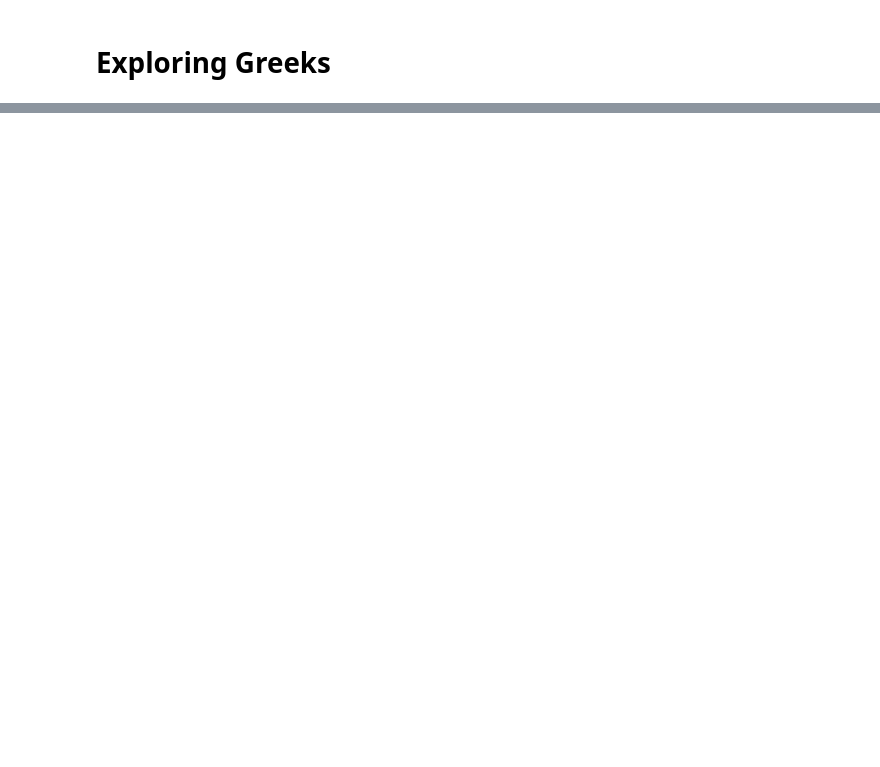
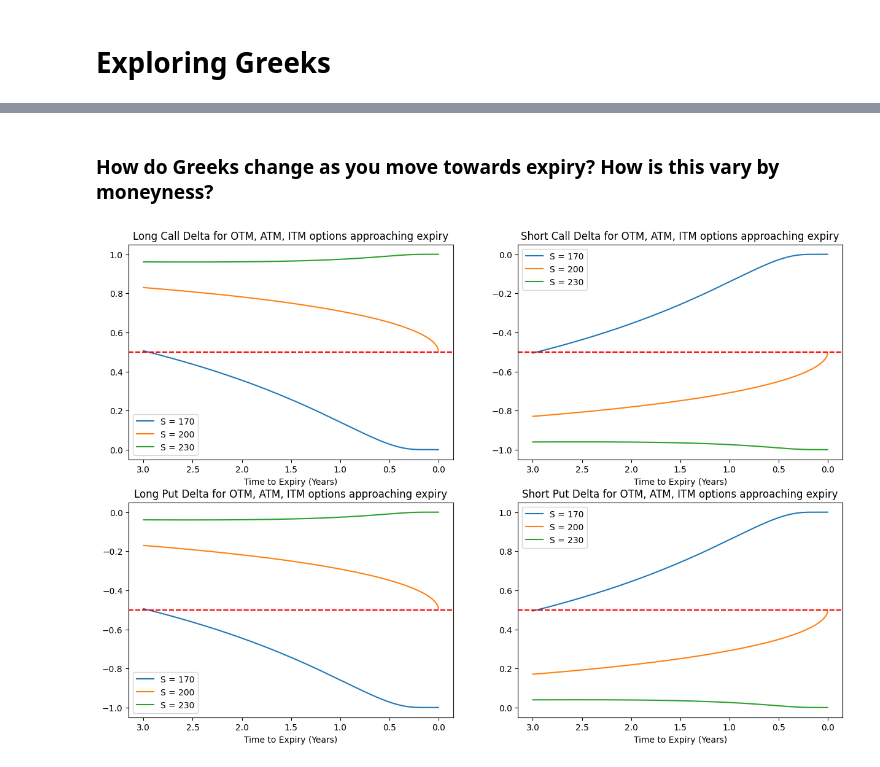
Before and after one commit to ed-churchill/implied-order-book, a Jupyter notebook: black-scholes-modelling.ipynb, the cells around one changed output, grey strips where cells are left out. Saved outputs shown, nothing was run; the diff lists cells and outputs as text; code cells hidden in the pictures; blank space fills up the shorter version.

```diff
--- a/black-scholes-modelling.ipynb
+++ b/black-scholes-modelling.ipynb
@@ -463,12 +549,5 @@ class BlackScholesModel:
             path[step] = path[step - 1] * np.exp((mu - 0.5 * sigma ** 2) * dt + sigma * np.sqrt(dt) * z)
 
         return path
-# %%
-option_type = 'C'
-S = 200
-K = 200
-r = 0.02
-sigma = 0.20
-t = 1
 # %%
 bsm = BlackScholesModel()
@@ -812,0 +556,53 @@ plt.show()
+# %% [markdown]
+### How do Greeks change as you move towards expiry? How is this vary by moneyness?
+# %%
+# Fixed properties of each option
+K = 200
+r = 0.05
+sigma = 0.1
+
+# Data across all plots
+expiries = np.linspace(0.001, 3, 1000)
+spots = [K-30, K, K+30]
+option_types = ['Call', 'Put']
+positions = ['Long', 'Short']
+# %%
+###############################
+# Delta
+###############################
+
+# Set up subplots
+fig, ax = plt.subplots(2, 2, figsize=(15, 10))
+
+for i, option_type in enumerate(option_types):
+    for j, position in enumerate(positions):
+        # Calculate delta across expiries for each spot price
+        deltas_per_spot = [
+            [
+                bsm.delta(
+                    option_type=option_type,
+                    position=position,
+                    S=spot,
+                    K=K,
+                    r=r,
+                    sigma=sigma,
+                    t=exp
+                )
+                for exp in expiries
+            ]
+            for spot in spots
+        ]
+
+        # Plot graph
+        for deltas, spot in zip(deltas_per_spot, spots):
+            ax[i, j].plot(expiries, deltas, label=f"S = {spot}")
+            if (option_type == 'Call' and position == 'Long') or (option_type == 'Put' and position == 'Short'):
+                ax[i, j].axhline(y=0.5, linestyle='--', color='r')
+            else:
+                ax[i, j].axhline(y=-0.5, linestyle='--', color='r')
+            ax[i, j].invert_xaxis()
+            ax[i, j].legend()
+            ax[i, j].set_title(f"{position} {option_type} Delta for OTM, ATM, ITM options approaching expiry")
+            ax[i, j].set_xlabel('Time to Expiry (Years)')
+# %% [output]
+[figure, added]
```
Also changed, not shown: parts of 35 cells of this notebook.
